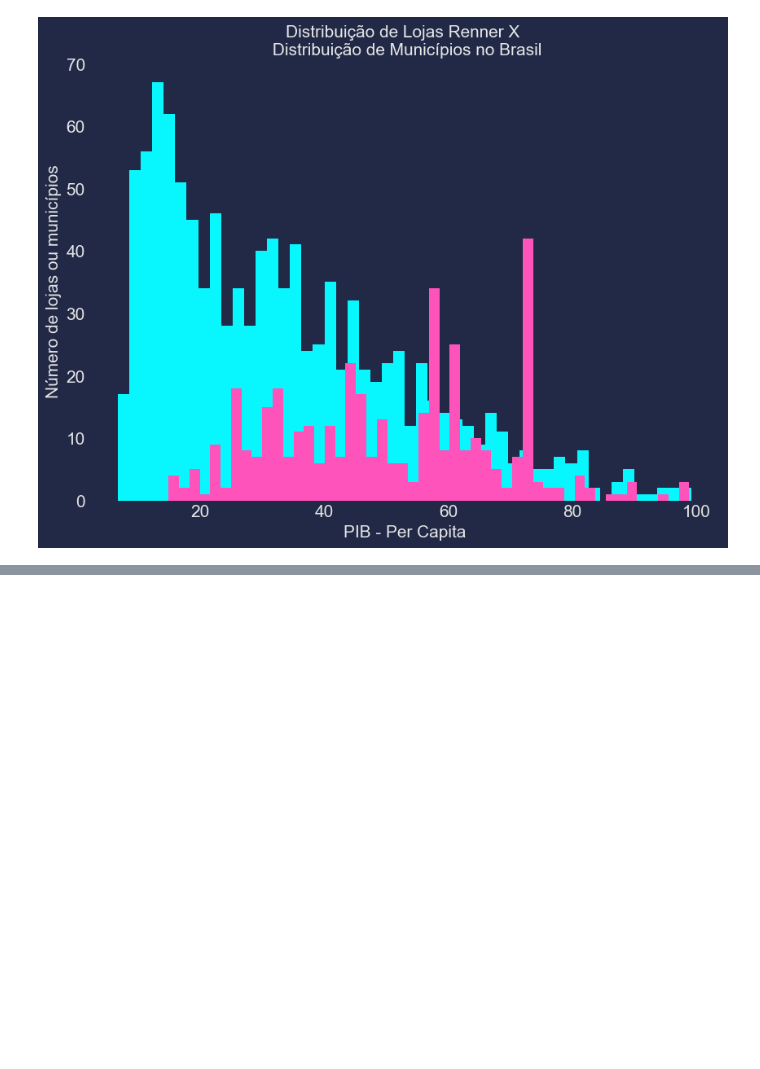
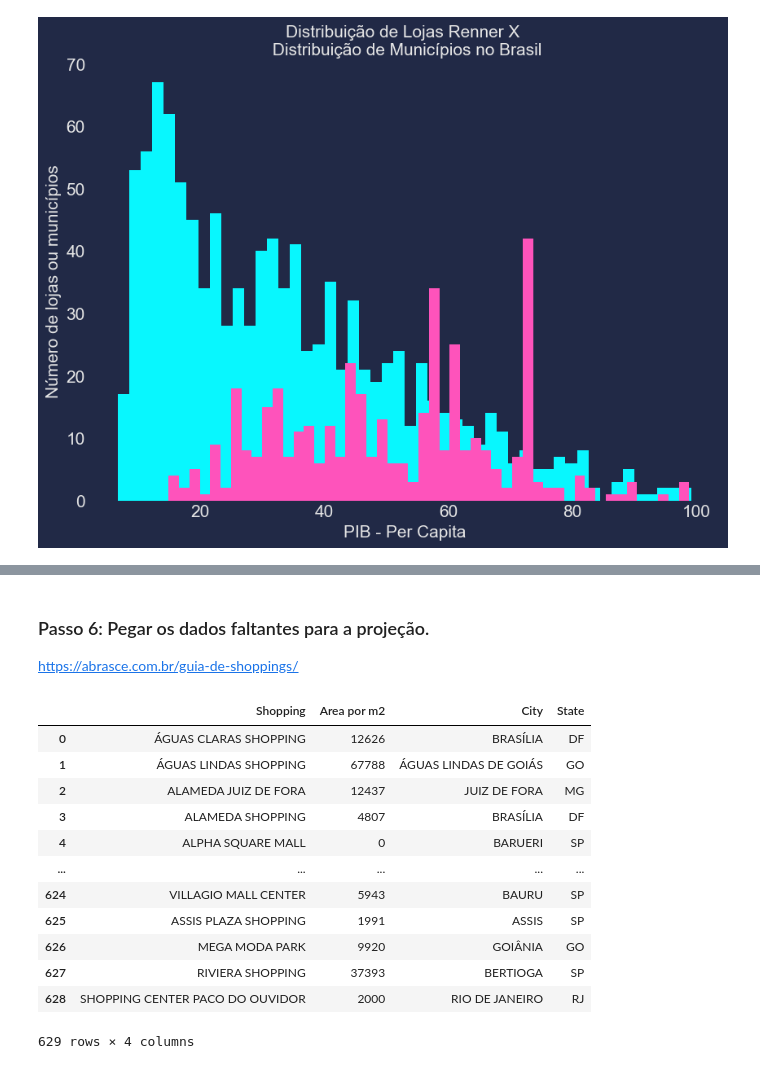
Before and after one commit to edigarmaia/python-mercado-financeiro, a Jupyter notebook: Analise Fundamentalista com Dados.ipynb, the cells around one changed output, grey strips where cells are left out. Cells and saved outputs as stored; diff of their text form; code cells hidden in the pictures; blank space fills up the shorter version.

```diff
--- a/Analise Fundamentalista com Dados.ipynb
+++ b/Analise Fundamentalista com Dados.ipynb
@@ -391,0 +384,24 @@ dados_shoppings['City'] = dados
+# %% [markdown]
+### Passo 6: Pegar os dados faltantes para a projeção.
+
+https://abrasce.com.br/guia-de-shoppings/
+# %%
+dados_shoppings = pd.read_csv('shoppings.csv')
+dados_shoppings['City'] = dados_shoppings['City'].str.upper()
+dados_shoppings['City'] = dados_shoppings['City'].str.strip()
+
+dados_shoppings
+# %% [output]
+|  | Shopping | Area por m2 | City | State |
+| 0 | ÁGUAS CLARAS SHOPPING | 12626 | BRASÍLIA | DF |
+| 1 | ÁGUAS LINDAS SHOPPING | 67788 | ÁGUAS LINDAS DE GOIÁS | GO |
+| 2 | ALAMEDA JUIZ DE FORA | 12437 | JUIZ DE FORA | MG |
+| 3 | ALAMEDA SHOPPING | 4807 | BRASÍLIA | DF |
+| 4 | ALPHA SQUARE MALL | 0 | BARUERI | SP |
+| ... | ... | ... | ... | ... |
+| 624 | VILLAGIO MALL CENTER | 5943 | BAURU | SP |
+| 625 | ASSIS PLAZA SHOPPING | 1991 | ASSIS | SP |
+| 626 | MEGA MODA PARK | 9920 | GOIÂNIA | GO |
+| 627 | RIVIERA SHOPPING | 37393 | BERTIOGA | SP |
+| 628 | SHOPPING CENTER PACO DO OUVIDOR | 2000 | RIO DE JANEIRO | RJ |
+629 rows × 4 columns
```
Also changed, not shown: parts of 23 cells of this notebook.
